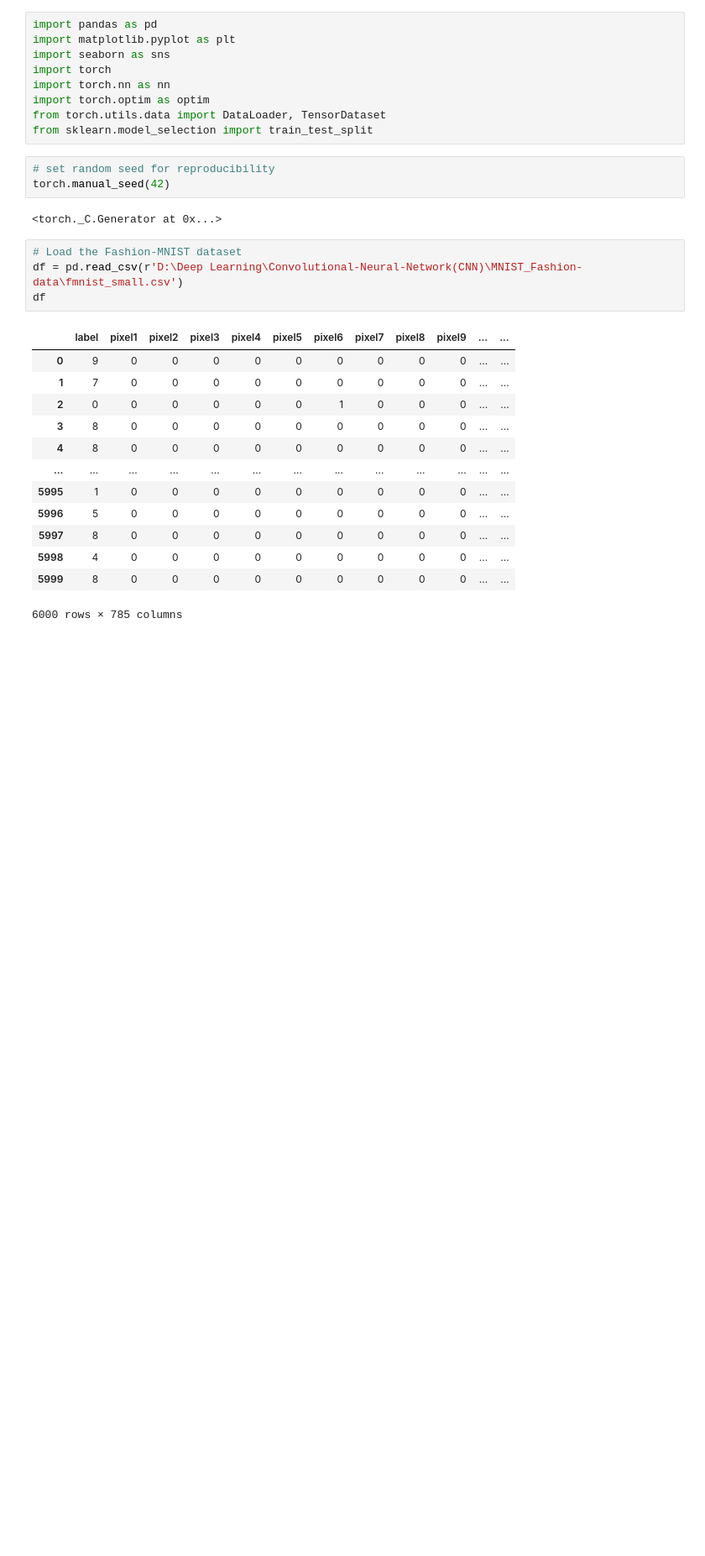
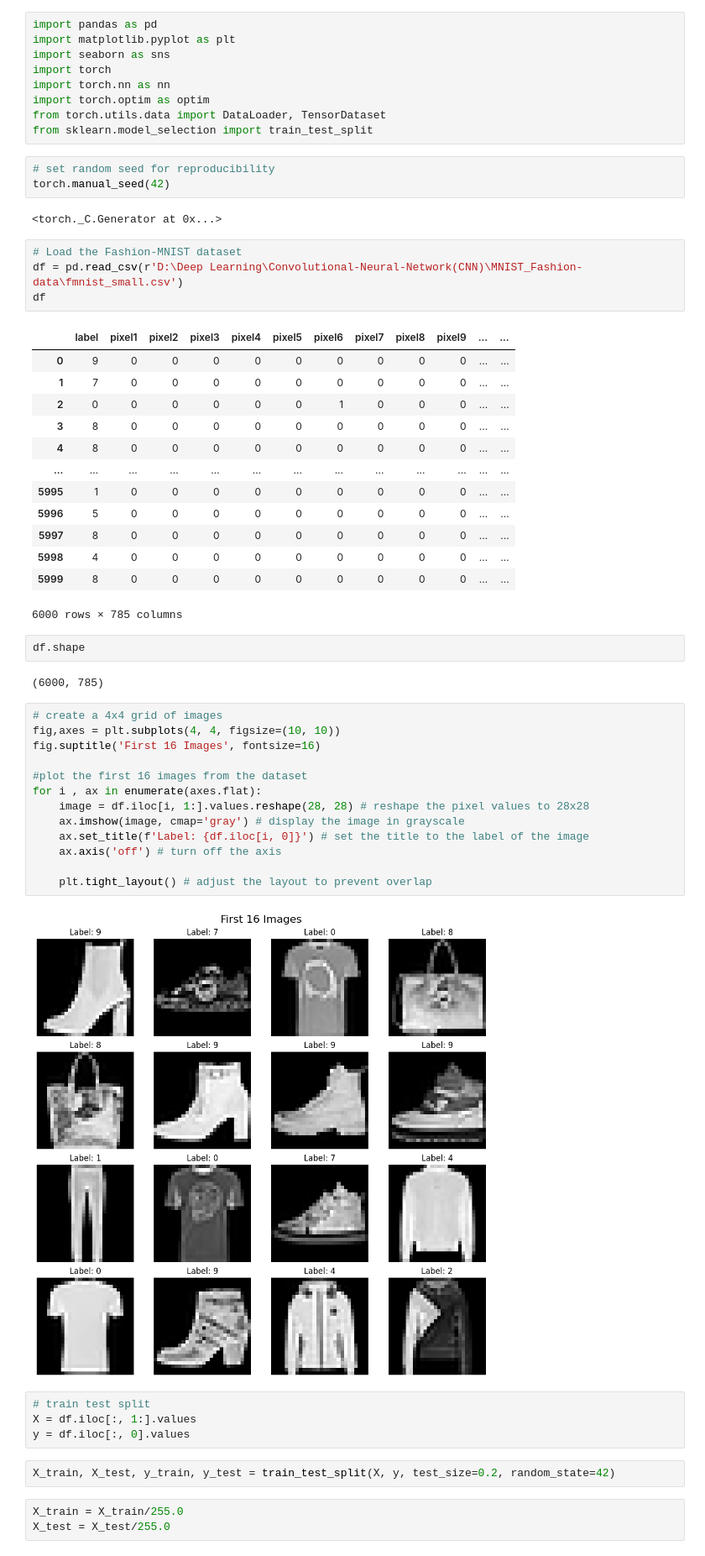
Before and after one commit to harshbhatt15/Deep_Learning, a Jupyter notebook: Convolutional-Neural-Network(CNN)/MNIST_Fashion-data/Fashion-Dataset.ipynb, the cells around one changed output. Shown at 84% size. Drawn from its saved outputs; the diff is of its cells as text; blank space fills up the shorter version.

```diff
--- a/Convolutional-Neural-Network(CNN)/MNIST_Fashion-data/Fashion-Dataset.ipynb
+++ b/Convolutional-Neural-Network(CNN)/MNIST_Fashion-data/Fashion-Dataset.ipynb
@@ -30,3 +30,31 @@ df
 | 5998 | 4 | 0 | 0 | 0 | 0 | 0 | 0 | 0 | 0 | 0 | ... | ... |
 | 5999 | 8 | 0 | 0 | 0 | 0 | 0 | 0 | 0 | 0 | 0 | ... | ... |
 6000 rows × 785 columns
+# %%
+df.shape
+# %% [output]
+(6000, 785)
+# %%
+# create a 4x4 grid of images
+fig,axes = plt.subplots(4, 4, figsize=(10, 10))
+fig.suptitle('First 16 Images', fontsize=16)
+
+#plot the first 16 images from the dataset
+for i , ax in enumerate(axes.flat):
+    image = df.iloc[i, 1:].values.reshape(28, 28) # reshape the pixel values to 28x28
+    ax.imshow(image, cmap='gray') # display the image in grayscale
+    ax.set_title(f'Label: {df.iloc[i, 0]}') # set the title to the label of the image
+    ax.axis('off') # turn off the axis
+
+    plt.tight_layout() # adjust the layout to prevent overlap
+# %% [output]
+[figure, added]
+# %%
+# train test split
+X = df.iloc[:, 1:].values
+y = df.iloc[:, 0].values
+# %%
+X_train, X_test, y_train, y_test = train_test_split(X, y, test_size=0.2, random_state=42)
+# %%
+X_train = X_train/255.0
+X_test = X_test/255.0
```
